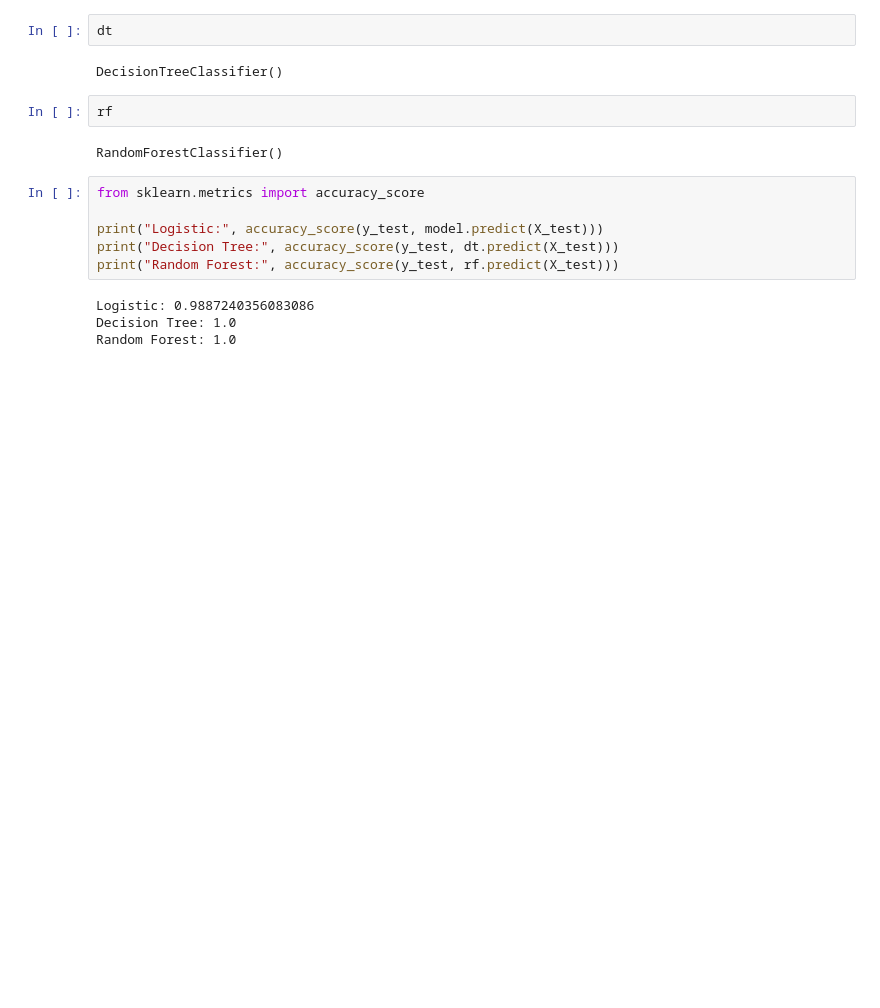
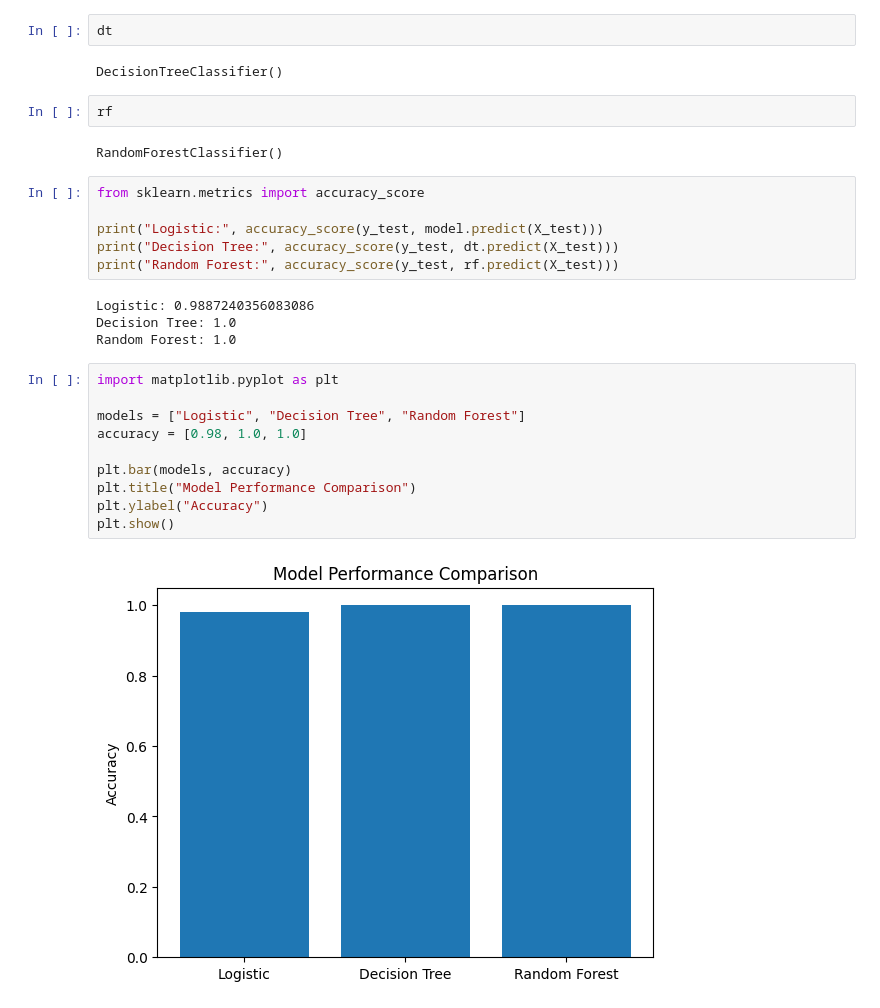
Before and after one commit to touhid0503/job2_practise, a Jupyter notebook: job2.ipynb, the cells around one changed output. Cells and saved outputs as stored; diff of their text form; blank space fills up the shorter version.

Commit message:
Visualize Model Performance

```diff
--- a/job2.ipynb
+++ b/job2.ipynb
@@ -458,3 +458,15 @@ print("Random Forest:", accuracy_score(y_test, rf.predict(X_test)))
 Logistic: 0.9887240356083086
 Decision Tree: 1.0
 Random Forest: 1.0
+# %%
+import matplotlib.pyplot as plt
+
+models = ["Logistic", "Decision Tree", "Random Forest"]
+accuracy = [0.98, 1.0, 1.0]
+
+plt.bar(models, accuracy)
+plt.title("Model Performance Comparison")
+plt.ylabel("Accuracy")
+plt.show()
+# %% [output]
+[figure, added]
```
